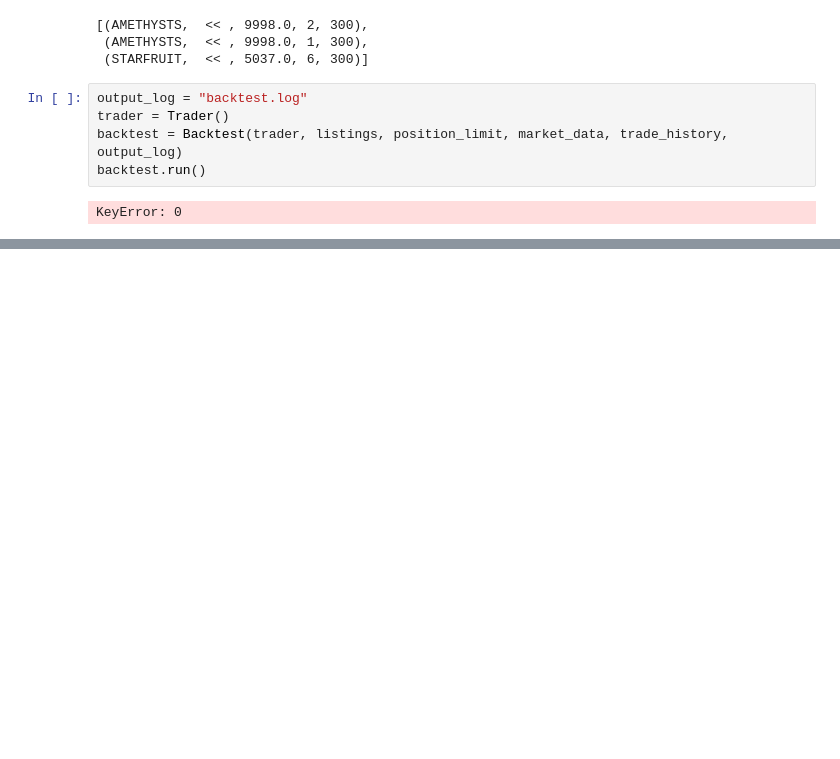
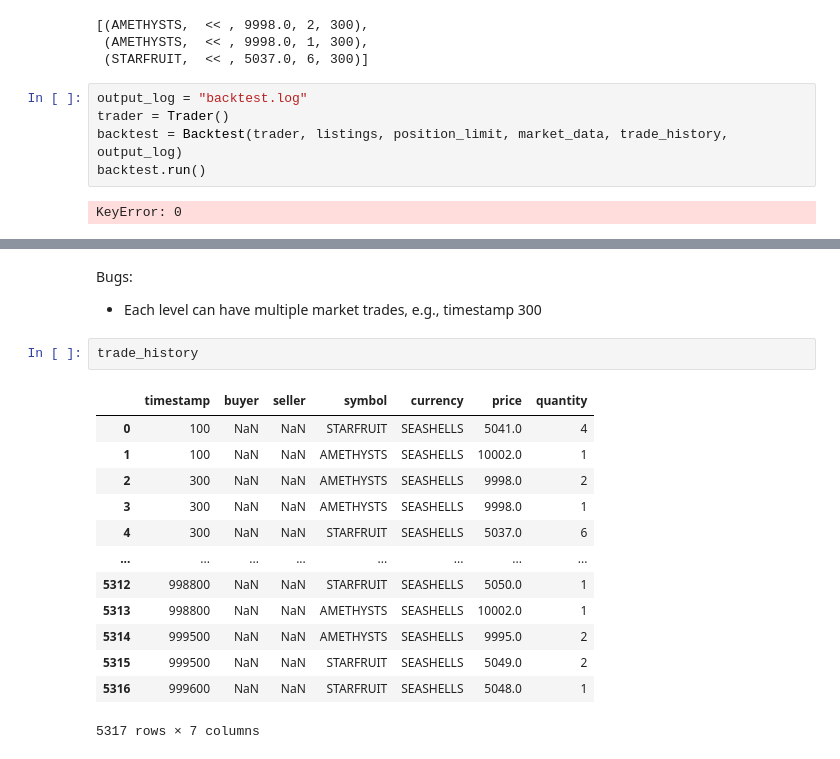
Before and after one commit to KyraZzz/shellcollector25, a Jupyter notebook: round0/data_analysis.ipynb, the cells around one changed output, grey strips where cells are left out. Cells and saved outputs as stored; diff of their text form; blank space fills up the shorter version.

```diff
--- a/round0/data_analysis.ipynb
+++ b/round0/data_analysis.ipynb
@@ -355,0 +432,19 @@ KeyError: 0
+# %% [markdown]
+Bugs:
+-  Each level can have multiple market trades, e.g., timestamp 300
+# %%
+trade_history
+# %% [output]
+|  | timestamp | buyer | seller | symbol | currency | price | quantity |
+| 0 | 100 | NaN | NaN | STARFRUIT | SEASHELLS | 5041.0 | 4 |
+| 1 | 100 | NaN | NaN | AMETHYSTS | SEASHELLS | 10002.0 | 1 |
+| 2 | 300 | NaN | NaN | AMETHYSTS | SEASHELLS | 9998.0 | 2 |
+| 3 | 300 | NaN | NaN | AMETHYSTS | SEASHELLS | 9998.0 | 1 |
+| 4 | 300 | NaN | NaN | STARFRUIT | SEASHELLS | 5037.0 | 6 |
+| ... | ... | ... | ... | ... | ... | ... | ... |
+| 5312 | 998800 | NaN | NaN | STARFRUIT | SEASHELLS | 5050.0 | 1 |
+| 5313 | 998800 | NaN | NaN | AMETHYSTS | SEASHELLS | 10002.0 | 1 |
+| 5314 | 999500 | NaN | NaN | AMETHYSTS | SEASHELLS | 9995.0 | 2 |
+| 5315 | 999500 | NaN | NaN | STARFRUIT | SEASHELLS | 5049.0 | 2 |
+| 5316 | 999600 | NaN | NaN | STARFRUIT | SEASHELLS | 5048.0 | 1 |
+5317 rows × 7 columns
```
Also changed, not shown: parts of 9 cells of this notebook, 7 other files.
